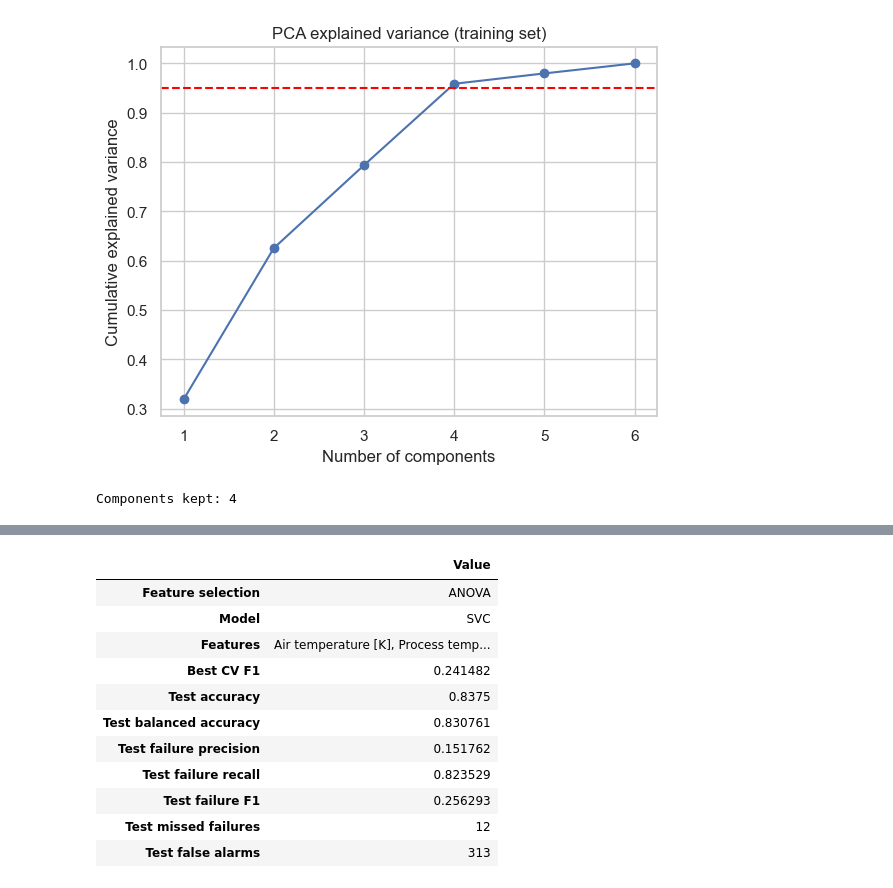
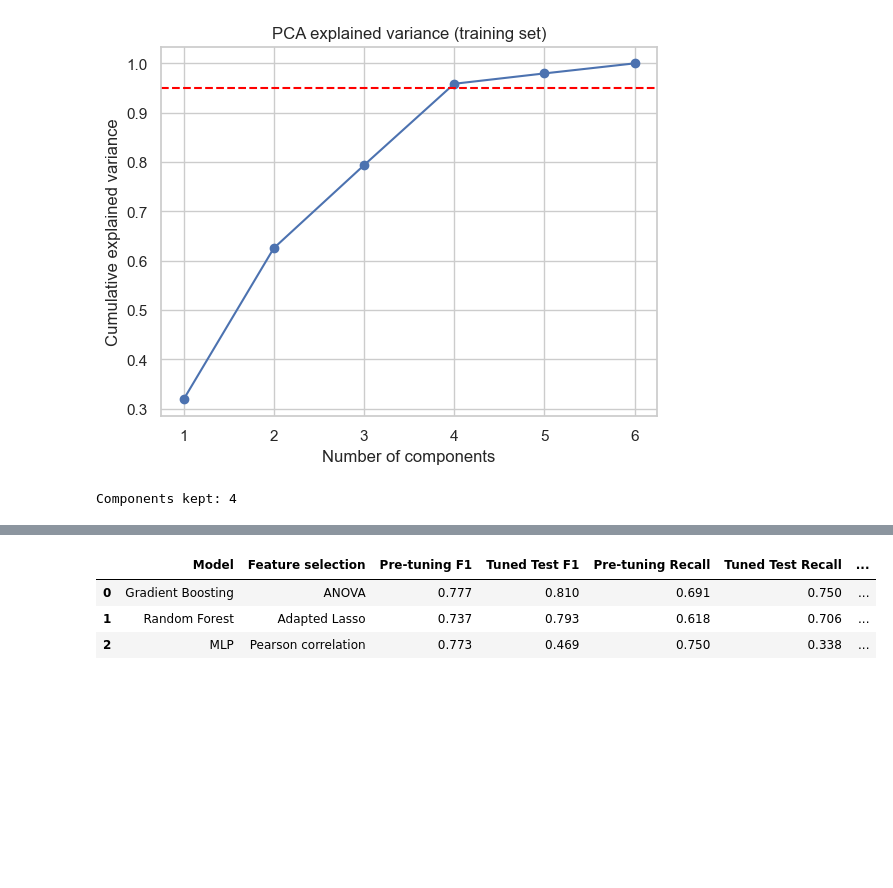
Before and after one commit to sotheasokea/ML_Term_Project, a Jupyter notebook: Predictive_Maintenance.ipynb, the cells around one changed output, grey strips where cells are left out. Cells and saved outputs as stored; diff of their text form; code cells hidden in the pictures; blank space fills up the shorter version.

```diff
--- a/Predictive_Maintenance.ipynb
+++ b/Predictive_Maintenance.ipynb
@@ -1004,5 +769,0 @@ Missed failures (FN): 49 | False alarms (FP): 9 | Caught failures (TP): 19
-# %%
-mlp = MLPClassifier(hidden_layer_sizes=(64, 16), max_iter=1000)
-mlp.fit(x_train_pca, y_train)
-y_predict = mlp.predict(x_test_pca)
-model_eval(y_predict, y_test)
@@ -1020,5 +769,0 @@ Missed failures (FN): 43 | False alarms (FP): 4 | Caught failures (TP): 25
-# %%
-lr = LogisticRegression()
-lr.fit(x_train_pca, y_train)
-y_predict = lr.predict(x_test_pca)
-model_eval(y_predict, y_test)
@@ -1056,6 +857,7 @@ all_comparison_results = pd.concat(
         forward_results,
         backward_results,
         rfe_results,
+        pca_results,
     ],
     ignore_index=True,
 )
@@ -1069,6 +871,7 @@ selection_order = [
     "RFE",
     "Forward selection",
     "Backward selection",
+    "PCA",
 ]
 all_comparison_results["Feature selection"] = pd.Categorical(
     all_comparison_results["Feature selection"],
@@ -1076,12 +879,12 @@ all_comparison_results["Feature selection"] = pd.Categorical(
     ordered=True,
 )
 
-# Table 1: rank models within each feature-selection method.
+# Table 1: rank models within each feature-selection method by Failure F1.
 grouped_ranking = all_comparison_results.sort_values(
     [
         "Feature selection",
+        "Failure F1",
         "Failure recall",
-        "Failure F1",
         "Accuracy",
     ],
     ascending=[True, False, False, False],
@@ -1098,7 +901,7 @@ best_per_selection = (
     .head(1)
     .reset_index(drop=True)
     .sort_values(
-        ["Failure recall", "Failure F1", "Accuracy"],
+        ["Failure F1", "Failure recall", "Accuracy"],
         ascending=[False, False, False],
     )
     .reset_index(drop=True)
@@ -1411,7 +1188,6 @@ def evaluate_final_candidate(result):
         "Model": result["Model"],
         "Features": ", ".join(result["Features"]),
         "CV F1 mean": result["CV F1 mean"],
-        "CV F1 std": result["CV F1 std"],
         "Test accuracy": report["accuracy"],
         "Test balanced accuracy": balanced_accuracy_score(
             y_test, predictions
@@ -1421,19 +1197,57 @@ def evaluate_final_candidate(result):
         "Test failure F1": report["1"]["f1-score"],
         "Test missed failures": fn,
         "Test false alarms": fp,
+        "Estimator": result["Search"].best_estimator_,
+        "Predictions": predictions,
     }
 
 tuned_test_results = pd.DataFrame(
     [evaluate_final_candidate(result) for result in tuned_models]
 ).sort_values(
-    ["CV F1 mean", "Test failure recall", "Test failure F1"],
+    ["Test failure F1", "Test failure recall"],
     ascending=False,
 ).reset_index(drop=True)
 
-print("Tuned top-three candidates on the untouched test set:")
-display(tuned_test_results)
+print("Tuned top-three candidates evaluated on untouched test set:")
+display(tuned_test_results.drop(columns=["Estimator", "Predictions"]))
+
+# Direct comparison: Before Tuning vs After Tuning on the test set
+comparison_rows = []
+for _, row in tuned_test_results.iterrows():
+    pre = top_three_candidates[
+        (top_three_candidates["Model"] == row["Model"]) &
+        (top_three_candidates["Feature selection"] == row["Feature selection"])
+    ].iloc[0]
+    comparison_rows.append({
+        "Model": row["Model"],
+        "Feature selection": row["Feature selection"],
+        "Pre-tuning F1": f"{pre['Failure F1']:.3f}",
+        "Tuned Test F1": f"{row['Test failure F1']:.3f}",
+        "Pre-tuning Recall": f"{pre['Failure recall']:.3f}",
+        "Tuned Test Recall": f"{row['Test failure recall']:.3f}",
+        "Pre-tuning Missed": pre["Missed failures"],
+        "Tuned Test Missed": row["Test missed failures"],
+        "Pre-tuning False Alarms": pre["False alarms"],
+        "Tuned Test False Alarms": row["Test false alarms"],
+    })
+
+comparison_df = pd.DataFrame(comparison_rows)
+print("\nBefore vs After Fine-Tuning Performance Comparison:")
+display(comparison_df)
 
 final_winner = tuned_test_results.iloc[0]
-print("Final selected candidate:")
-display(final_winner.to_frame("Value"))
+print(f"\nFinal Selected Champion Model: {final_winner['Model']} ({final_winner['Feature selection']})")
+winner_search = [r for r in tuned_models if r['Model'] == final_winner['Model']][0]
+print(f"Optimal Hyperparameters: {winner_search['Best parameters']}")
+
+# Confusion Matrix for the Final Winning Model
+fig, ax = plt.subplots(figsize=(6, 5))
+cm = confusion_matrix(y_test, final_winner["Predictions"])
+ConfusionMatrixDisplay(cm, display_labels=["No failure", "Failure"]).plot(
+    cmap="Blues", values_format="d", ax=ax
+)
+plt.title(f"Final Champion: {final_winner['Model']} ({final_winner['Feature selection']})\nTest Set Confusion Matrix")
+plt.grid(False)
+plt.tight_layout()
+plt.show()
 # %% [output]
@@ -1446,12 +1260,4 @@ Final selected candidate:
-|  | Value |
-| Feature selection | ANOVA |
-| Model | SVC |
-| Features | Air temperature [K], Process temp... |
-| Best CV F1 | 0.241482 |
-| Test accuracy | 0.8375 |
-| Test balanced accuracy | 0.830761 |
-| Test failure precision | 0.151762 |
-| Test failure recall | 0.823529 |
-| Test failure F1 | 0.256293 |
-| Test missed failures | 12 |
-| Test false alarms | 313 |
+|  | Model | Feature selection | Pre-tuning F1 | Tuned Test F1 | Pre-tuning Recall | Tuned Test Recall | ... |
+| 0 | Gradient Boosting | ANOVA | 0.777 | 0.810 | 0.691 | 0.750 | ... |
+| 1 | Random Forest | Adapted Lasso | 0.737 | 0.793 | 0.618 | 0.706 | ... |
+| 2 | MLP | Pearson correlation | 0.773 | 0.469 | 0.750 | 0.338 | ... |
```
Also changed, not shown: parts of 28 cells of this notebook.
